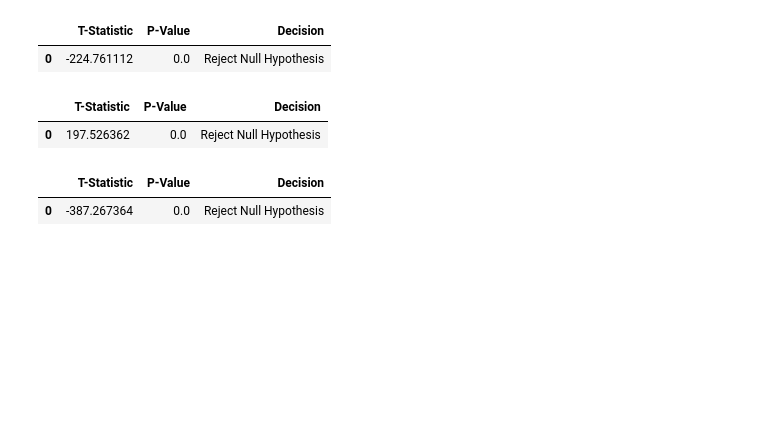
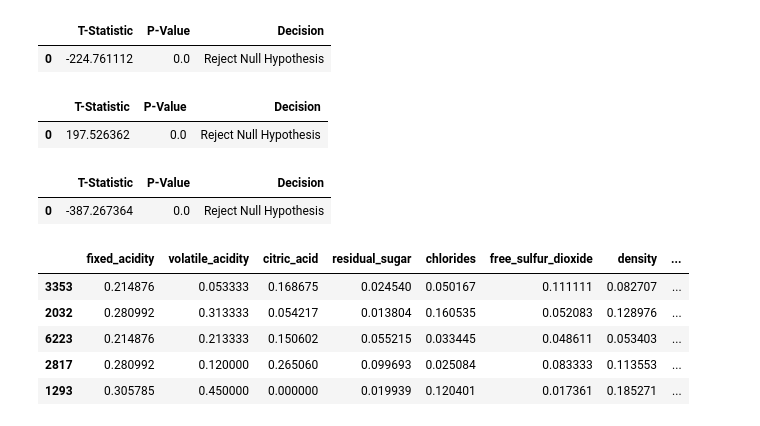
Before and after one commit to Wine-team-scott-and-manuel/wine-project, a Jupyter notebook: explore_scott.ipynb, the cells around one changed output. Saved outputs shown, nothing was run; the diff lists cells and outputs as text; code cells hidden in the pictures; blank space fills up the shorter version.

```diff
--- a/explore_scott.ipynb
+++ b/explore_scott.ipynb
@@ -367,3 +368,14 @@ def get_models():
         print('Classifier: {}, Train Accuracy: {}, Train Recall: {}, Validation Accuracy: {}, Validation Recall: {}'.format(name, train_accuracy, train_recall, val_accuracy, val_recall))
         '''
     return results
+# %%
+X_train_scaled, y_train, X_validate_scaled, y_validate, X_test_scaled, y_test = functions.scale_data(train, validate, test, ['alcohol', 'volatile_acidity','sulphates','citric_acid','free_sulfur_dioxide','ph','fixed_acidity','residual_sugar','white','chlorides','density'])
+# %%
+X_train_scaled.head()
+# %% [output]
+|  | fixed_acidity | volatile_acidity | citric_acid | residual_sugar | chlorides | free_sulfur_dioxide | density | ... |
+| 3353 | 0.214876 | 0.053333 | 0.168675 | 0.024540 | 0.050167 | 0.111111 | 0.082707 | ... |
+| 2032 | 0.280992 | 0.313333 | 0.054217 | 0.013804 | 0.160535 | 0.052083 | 0.128976 | ... |
+| 6223 | 0.214876 | 0.213333 | 0.150602 | 0.055215 | 0.033445 | 0.048611 | 0.053403 | ... |
+| 2817 | 0.280992 | 0.120000 | 0.265060 | 0.099693 | 0.025084 | 0.083333 | 0.113553 | ... |
+| 1293 | 0.305785 | 0.450000 | 0.000000 | 0.019939 | 0.120401 | 0.017361 | 0.185271 | ... |
```
Also changed, not shown: parts of 7 cells of this notebook, 2 other files.
